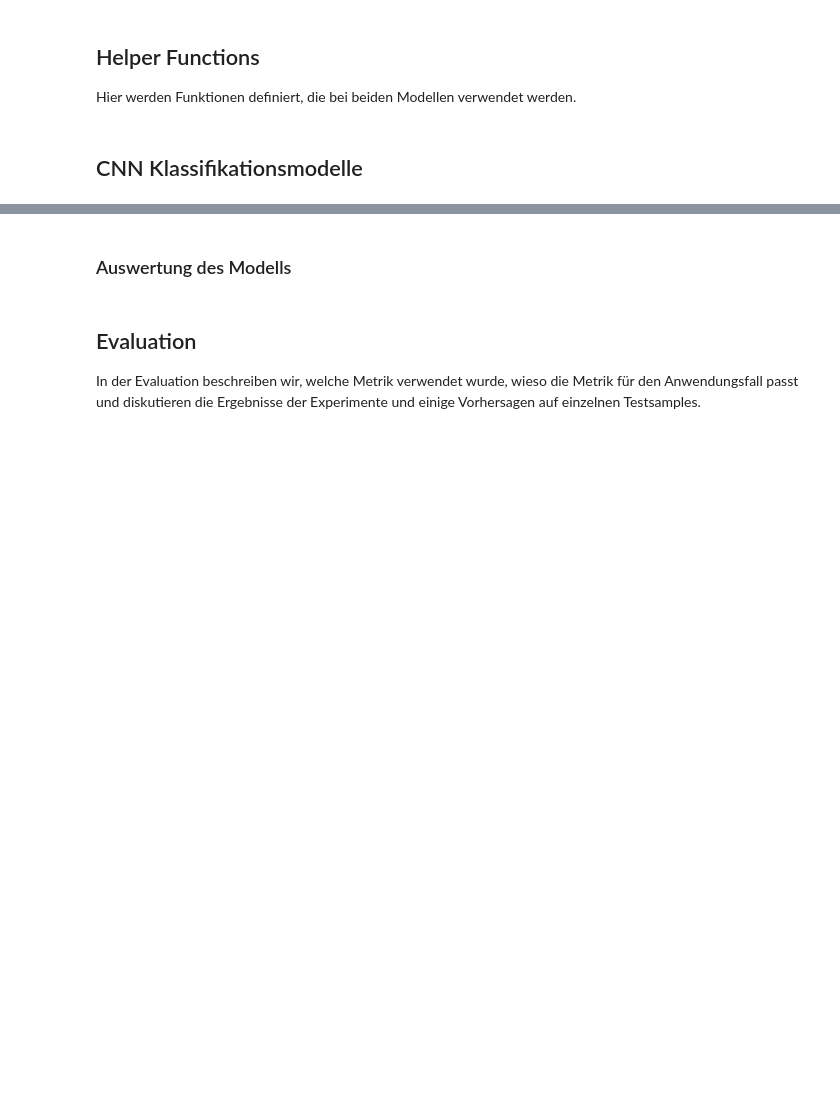
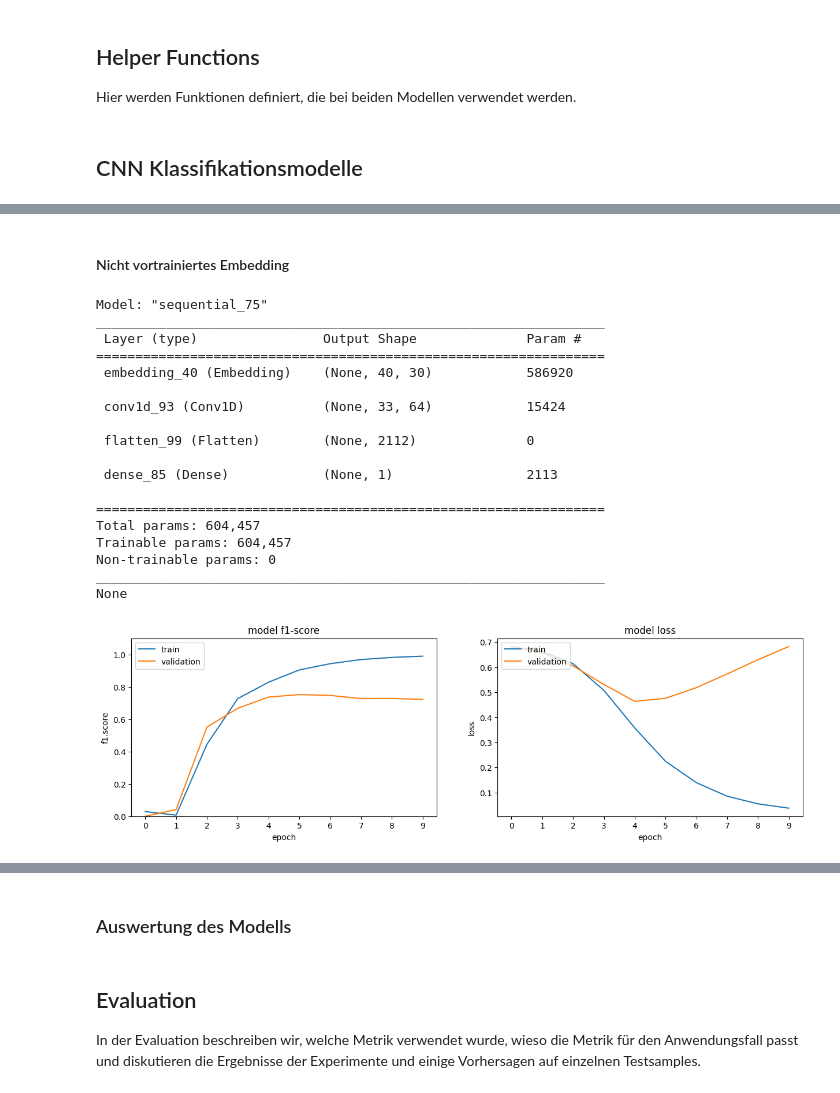
Before and after one commit to florinbarbisch/npr-mc1-text-classification, a Jupyter notebook: Model3_CNN.ipynb, the cells around one changed output, grey strips where cells are left out. Drawn from its saved outputs; the diff is of its cells as text; code cells hidden in the pictures; blank space fills up the shorter version.

```diff
--- a/Model3_CNN.ipynb
+++ b/Model3_CNN.ipynb
@@ -148,11 +188,14 @@ def example_prediction(model,val_tokens=val_tokens,val_data=val):
 def plot_f1_score_loss(history):
     #  "f1-score"
     fig, (ax1, ax2) = plt.subplots(1, 2,figsize=(15, 4))
+
     ax1.plot(history.history['get_f1'])
     ax1.plot(history.history['val_get_f1'])
+    ax1.set_ylim(0,1.1)
     ax1.set_title('model f1-score')
     ax1.set_ylabel('f1.score')
     ax1.set_xlabel('epoch')
+    ax1.xaxis.set_major_locator(plticker.MultipleLocator(base=1.0))
     ax1.legend(['train', 'validation'], loc='upper left')
     # "Loss"
     ax2.plot(history.history['loss'])
@@ -160,6 +203,7 @@ def plot_f1_score_loss(history):
     ax2.set_title('model loss')
     ax2.set_ylabel('loss')
     ax2.set_xlabel('epoch')
+    ax2.xaxis.set_major_locator(plticker.MultipleLocator(base=1.0))
     ax2.legend(['train', 'validation'], loc='upper left')
     plt.show()
 # %% [markdown]
@@ -311,18 +210,0 @@ example_prediction(model)
-# %%
-model = keras.Sequential()
-model.add(keras.layers.Embedding(vocab_size, 30, input_length=40))
-model.add(keras.layers.Conv1D(filters=128, kernel_size=5, activation='relu'))
-model.add(keras.layers.Dropout(0.25))
-model.add(keras.layers.MaxPooling1D(pool_size=2))
-model.add(keras.layers.Conv1D(filters=64, kernel_size=3, activation='relu'))
-model.add(keras.layers.Dropout(0.25))
-model.add(keras.layers.MaxPooling1D(pool_size=2))
-model.add(keras.layers.Flatten())
-model.add(keras.layers.Dropout(0.25))
-model.add(keras.layers.Dense(100, activation="relu"))
-model.add(keras.layers.Dropout(0.25))
-model.add(keras.layers.Dense(20, activation="relu"))
-model.add(keras.layers.Dense(1, activation=tf.nn.sigmoid))
-
-model.compile(optimizer=tf.optimizers.Adam() , loss='binary_crossentropy', metrics= get_f1)
-history = model.fit(train_tokens, train.target, epochs=40, batch_size=512, validation_data=(val_tokens, val.target), verbose=0)
@@ -434,0 +215,14 @@ example_prediction(model)
+# %%
+def conv_mlp(embedding,n_epochs=20,return_model=False):
+    model = keras.Sequential()
+    model.add(embedding)
+    model.add(keras.layers.Conv1D(filters=64, kernel_size=8, activation='relu'))
+    model.add(keras.layers.Flatten())
+    model.add(keras.layers.Dense(1, activation=tf.nn.sigmoid))
+    print(model.summary())
+
+    model.compile(optimizer=tf.optimizers.Adam() , loss='binary_crossentropy', metrics= get_f1)
+    history = model.fit(train_tokens, train.target, epochs=n_epochs, batch_size=512, validation_data=(val_tokens, val.target), verbose=0)
+    if return_model:
+        return model
+    return history
@@ -434,0 +308,27 @@ example_prediction(model)
+# %% [markdown]
+#### Nicht vortrainiertes Embedding
+# %%
+keras.utils.set_random_seed(812)
+not_pretrained_emb = keras.layers.Embedding(vocab_size, 30, input_length=40)
+history = conv_mlp(not_pretrained_emb,10)
+plot_f1_score_loss(history)
+# %% [output]
+Model: "sequential_75"
+_________________________________________________________________
+ Layer (type)                Output Shape              Param #
+=================================================================
+ embedding_40 (Embedding)    (None, 40, 30)            586920
+
+ conv1d_93 (Conv1D)          (None, 33, 64)            15424
+
+ flatten_99 (Flatten)        (None, 2112)              0
+
+ dense_85 (Dense)            (None, 1)                 2113
+
+=================================================================
+Total params: 604,457
+Trainable params: 604,457
+Non-trainable params: 0
+_________________________________________________________________
+None
+[figure, added]
```
Also changed, not shown: parts of 63 cells of this notebook.
